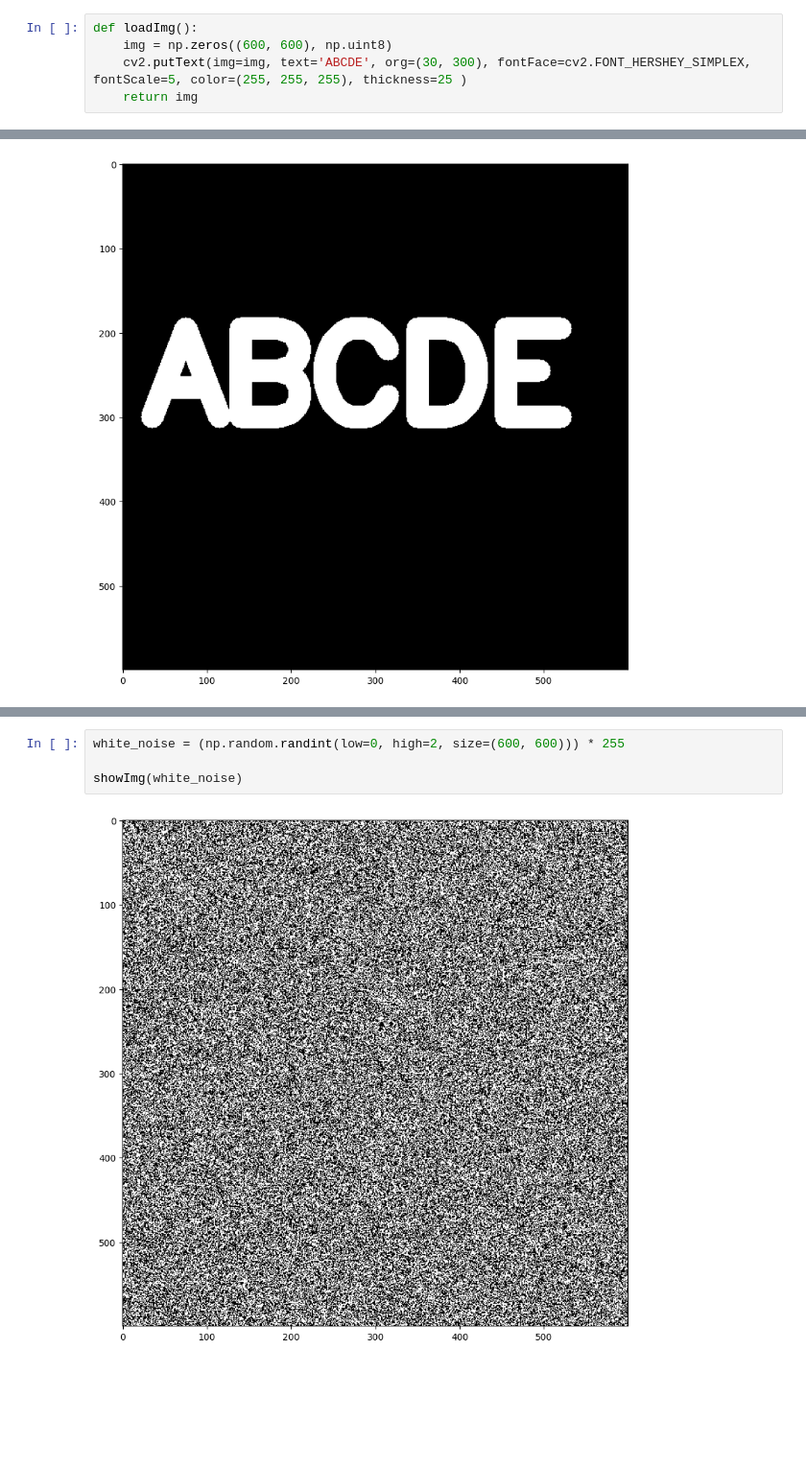
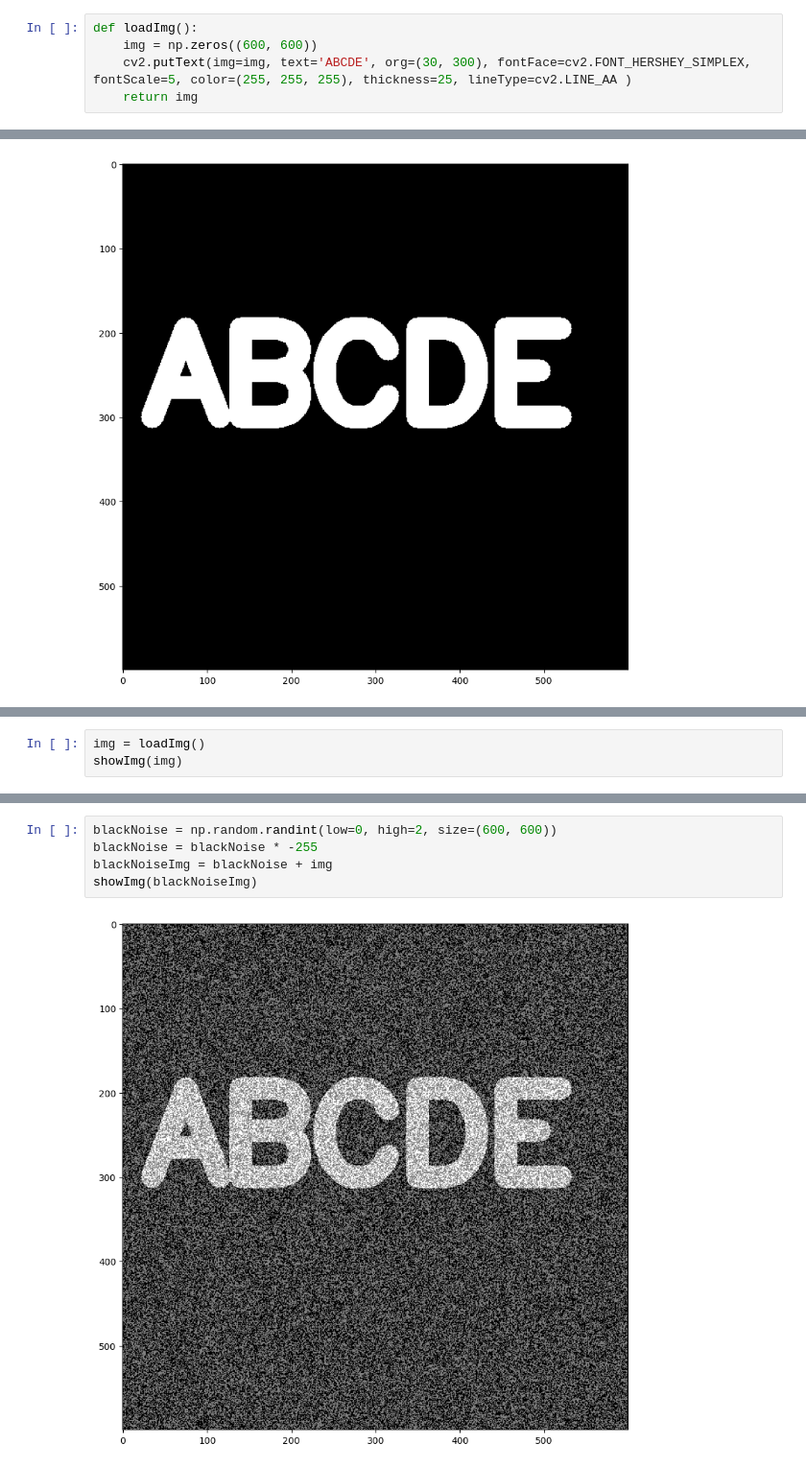
Before and after one commit to aakashapjGM/MyProgrammingSpace, a Jupyter notebook: ComputerVisionWithPython/000-MyPractice/03_MorphologicalOperator.ipynb, the cells around one changed output, grey strips where cells are left out. Shown at 96% size. Drawn from its saved outputs; the diff is of its cells as text; blank space fills up the shorter version.

```diff
--- a/ComputerVisionWithPython/000-MyPractice/03_MorphologicalOperator.ipynb
+++ b/ComputerVisionWithPython/000-MyPractice/03_MorphologicalOperator.ipynb
@@ -4,8 +4,8 @@ import matplotlib.pyplot as plt
 import numpy as np
 # %%
 def loadImg():
-    img = np.zeros((600, 600), np.uint8)
-    cv2.putText(img=img, text='ABCDE', org=(30, 300), fontFace=cv2.FONT_HERSHEY_SIMPLEX, fontScale=5, color=(255, 255, 255), thickness=25 )
+    img = np.zeros((600, 600))
+    cv2.putText(img=img, text='ABCDE', org=(30, 300), fontFace=cv2.FONT_HERSHEY_SIMPLEX, fontScale=5, color=(255, 255, 255), thickness=25, lineType=cv2.LINE_AA )
     return img
 # %%
 def showImg(img):
@@ -26,0 +58,3 @@ showImg(eroImg)
+# %%
+img = loadImg()
+showImg(img)
@@ -27,6 +63,7 @@ showImg(eroImg)
 # %%
-white_noise = (np.random.randint(low=0, high=2, size=(600, 600))) * 255
-
-showImg(white_noise)
+blackNoise = np.random.randint(low=0, high=2, size=(600, 600))
+blackNoise = blackNoise * -255
+blackNoiseImg = blackNoise + img
+showImg(blackNoiseImg)
 # %% [output]
-[figure, old version]
+[figure, new version]
```
Also changed, not shown: parts of 11 cells of this notebook, 2 other files.
